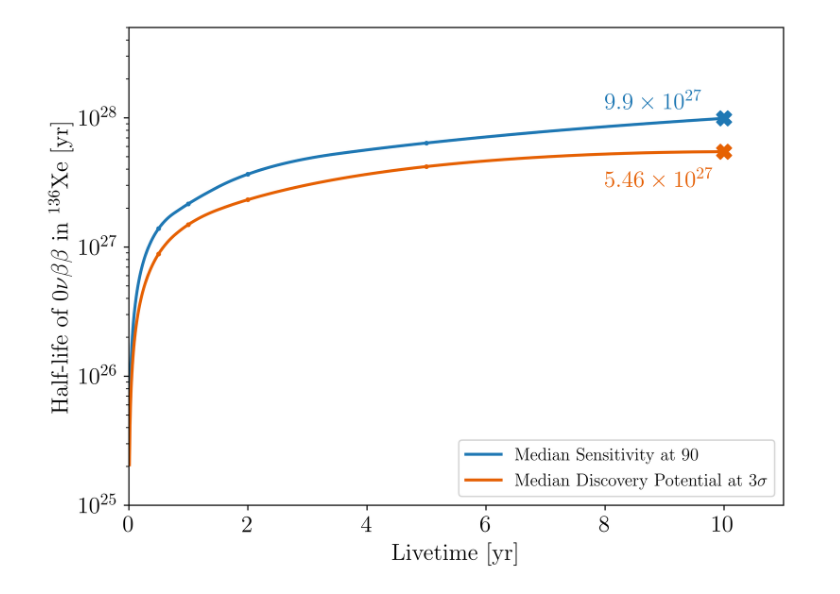
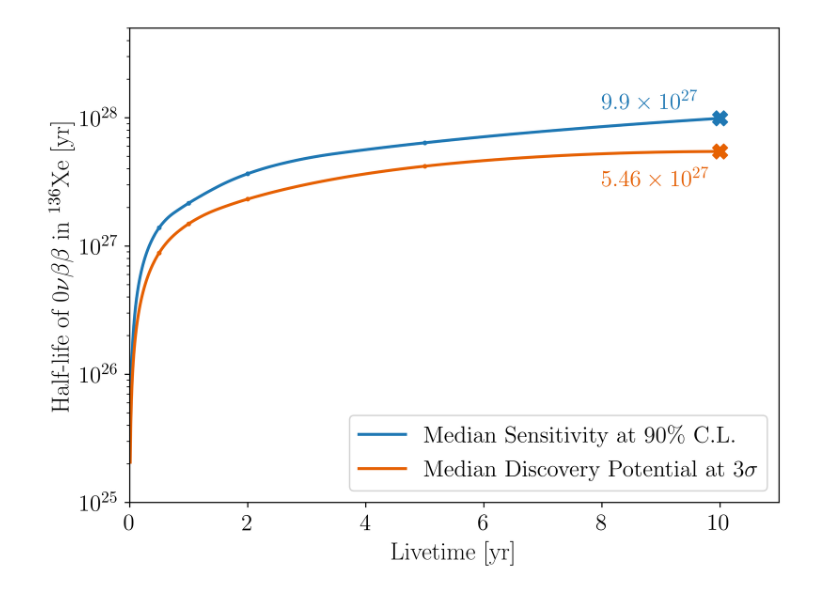
Before and after one commit to YMTheory/sensitivity, a Jupyter notebook: work/SensitivityPaper2020_scripts/PaperPlots/SensitivityAndDiscoveryVsLivetime.ipynb, the cells around one changed output. Drawn from its saved outputs; the diff is of its cells as text; code cells hidden in the pictures.

Commit message:
New plotting notebooks and edits for paper.

```diff
--- a/work/SensitivityPaper2020_scripts/PaperPlots/SensitivityAndDiscoveryVsLivetime.ipynb
+++ b/work/SensitivityPaper2020_scripts/PaperPlots/SensitivityAndDiscoveryVsLivetime.ipynb
@@ -34,32 +40,32 @@ plt.yscale('log')
 
 plt.scatter(x=Data['Baseline Sensitivity']['Livetime'],
             y=Data['Baseline Sensitivity']['Halflife'],
             color=colors[0], label='', s=20, marker='.')
 plt.scatter(x=Data['Baseline Discovery']['Livetime'],
             y=Data['Baseline Discovery']['Halflife'],
             label='', color=colors[1], s=20, marker='.')
 
 plt.plot(xs1,
          spline_sensitivity(xs1),
-         label='Median Sensitivity at 90% C.L.',
+         label='Median Sensitivity at 90\% C.L.',
          color=colors[0])
 plt.plot(xs1,
          spline_discovery(xs1),
          label='Median Discovery Potential at $3\sigma$',
          color=colors[1])
 
 plt.scatter(x=Data['Baseline Sensitivity']['Livetime'][-1],
             y=Data['Baseline Sensitivity']['Halflife'][-1],
             label='', marker='X', color=colors[0])
 plt.scatter(x=Data['Baseline Discovery']['Livetime'][-1],
             y=Data['Baseline Discovery']['Halflife'][-1],
             label='', marker='X', color=colors[1])
 
 plt.text(8, 1.2e28, '$9.9 \\times 10^{27} $', color=colors[0], fontsize=16)
 plt.text(8, 0.3e28, '$5.46 \\times 10^{27} $', color=colors[1], fontsize=16)
 
 
 plt.legend(loc='lower right')
 plt.savefig('sens_dp_vs_livetime.png')
 # %% [output]
-[figure, old version]
+[figure, new version]
```
Also changed, not shown: parts of 1 cell of this notebook, 6 other files.
